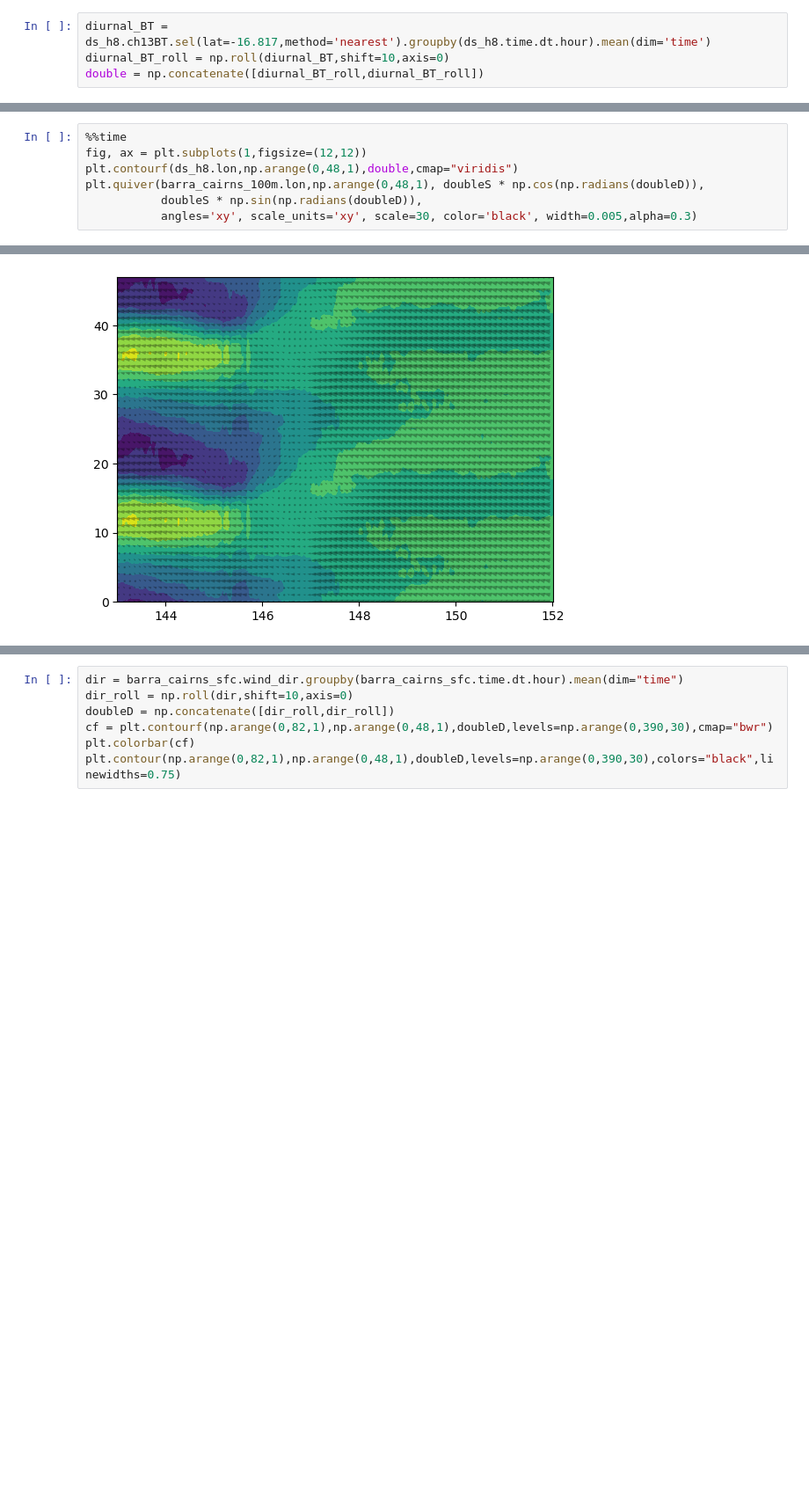
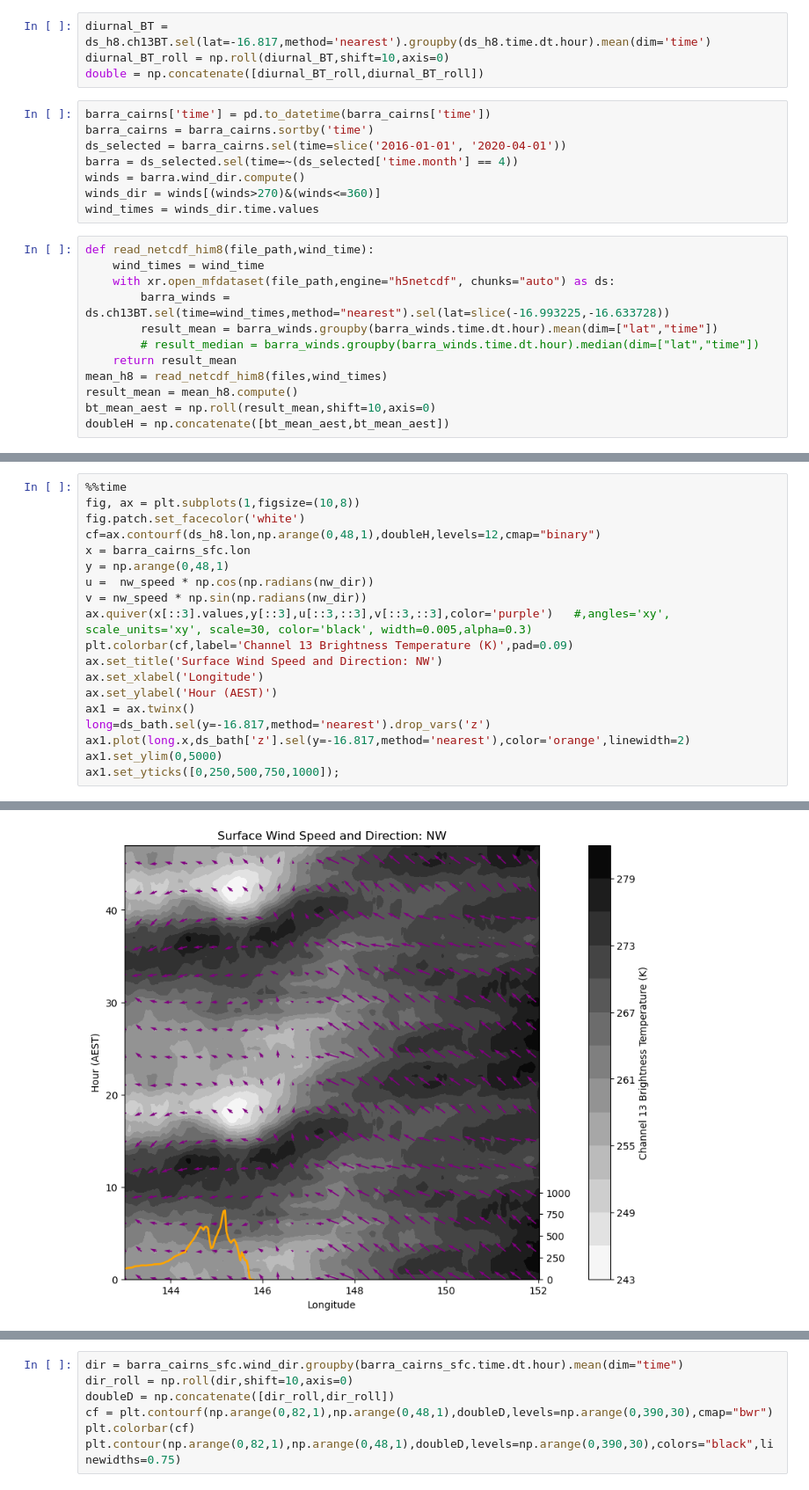
Before and after one commit to alanah-chapman/diurnal-cylces-of-clouds-and-rainfall-over-NE-QLD-during-CBS, a Jupyter notebook: BA_hovmöller-sfc-winds-temp.ipynb, the cells around one changed output, grey strips where cells are left out. Shown: that part at 88% size. Saved outputs shown, nothing was run; the diff lists cells and outputs as text; blank space fills up the shorter version.

```diff
--- a/BA_hovmöller-sfc-winds-temp.ipynb
+++ b/BA_hovmöller-sfc-winds-temp.ipynb
@@ -143,3 +181,23 @@ ds_h8 = xr.open_mfdataset(files,engine="netcdf4")
 diurnal_BT = ds_h8.ch13BT.sel(lat=-16.817,method='nearest').groupby(ds_h8.time.dt.hour).mean(dim='time')
 diurnal_BT_roll = np.roll(diurnal_BT,shift=10,axis=0)
 double = np.concatenate([diurnal_BT_roll,diurnal_BT_roll])
+# %%
+barra_cairns['time'] = pd.to_datetime(barra_cairns['time'])
+barra_cairns = barra_cairns.sortby('time')
+ds_selected = barra_cairns.sel(time=slice('2016-01-01', '2020-04-01'))
+barra = ds_selected.sel(time=~(ds_selected['time.month'] == 4))
+winds = barra.wind_dir.compute()
+winds_dir = winds[(winds>270)&(winds<=360)]
+wind_times = winds_dir.time.values
+# %%
+def read_netcdf_him8(file_path,wind_time):
+    wind_times = wind_time
+    with xr.open_mfdataset(file_path,engine="h5netcdf", chunks="auto") as ds:
+        barra_winds = ds.ch13BT.sel(time=wind_times,method="nearest").sel(lat=slice(-16.993225,-16.633728))
+        result_mean = barra_winds.groupby(barra_winds.time.dt.hour).mean(dim=["lat","time"])
+        # result_median = barra_winds.groupby(barra_winds.time.dt.hour).median(dim=["lat","time"])
+    return result_mean
+mean_h8 = read_netcdf_him8(files,wind_times)
+result_mean = mean_h8.compute()
+bt_mean_aest = np.roll(result_mean,shift=10,axis=0)
+doubleH = np.concatenate([bt_mean_aest,bt_mean_aest])
@@ -146,8 +219,20 @@ double = np.concatenate([diurnal_BT_roll,diurnal_BT_roll])
 # %%
 %%time
-fig, ax = plt.subplots(1,figsize=(12,12))
-plt.contourf(ds_h8.lon,np.arange(0,48,1),double,cmap="viridis")
-plt.quiver(barra_cairns_100m.lon,np.arange(0,48,1), doubleS * np.cos(np.radians(doubleD)),
-           doubleS * np.sin(np.radians(doubleD)),
-           angles='xy', scale_units='xy', scale=30, color='black', width=0.005,alpha=0.3)
+fig, ax = plt.subplots(1,figsize=(10,8))
+fig.patch.set_facecolor('white')
+cf=ax.contourf(ds_h8.lon,np.arange(0,48,1),doubleH,levels=12,cmap="binary")
+x = barra_cairns_sfc.lon
+y = np.arange(0,48,1)
+u =  nw_speed * np.cos(np.radians(nw_dir))
+v = nw_speed * np.sin(np.radians(nw_dir))
+ax.quiver(x[::3].values,y[::3],u[::3,::3],v[::3,::3],color='purple')   #,angles='xy', scale_units='xy', scale=30, color='black', width=0.005,alpha=0.3)
+plt.colorbar(cf,label='Channel 13 Brightness Temperature (K)',pad=0.09)
+ax.set_title('Surface Wind Speed and Direction: NW')
+ax.set_xlabel('Longitude')
+ax.set_ylabel('Hour (AEST)')
+ax1 = ax.twinx()
+long=ds_bath.sel(y=-16.817,method='nearest').drop_vars('z')
+ax1.plot(long.x,ds_bath['z'].sel(y=-16.817,method='nearest'),color='orange',linewidth=2)
+ax1.set_ylim(0,5000)
+ax1.set_yticks([0,250,500,750,1000]);
 # %% [output]
@@ -157 +241 @@ Wall time: 33.1 ms
-[figure, old version]
+[figure, new version]
```
Also changed, not shown: parts of 10 cells of this notebook, 9 other files.
